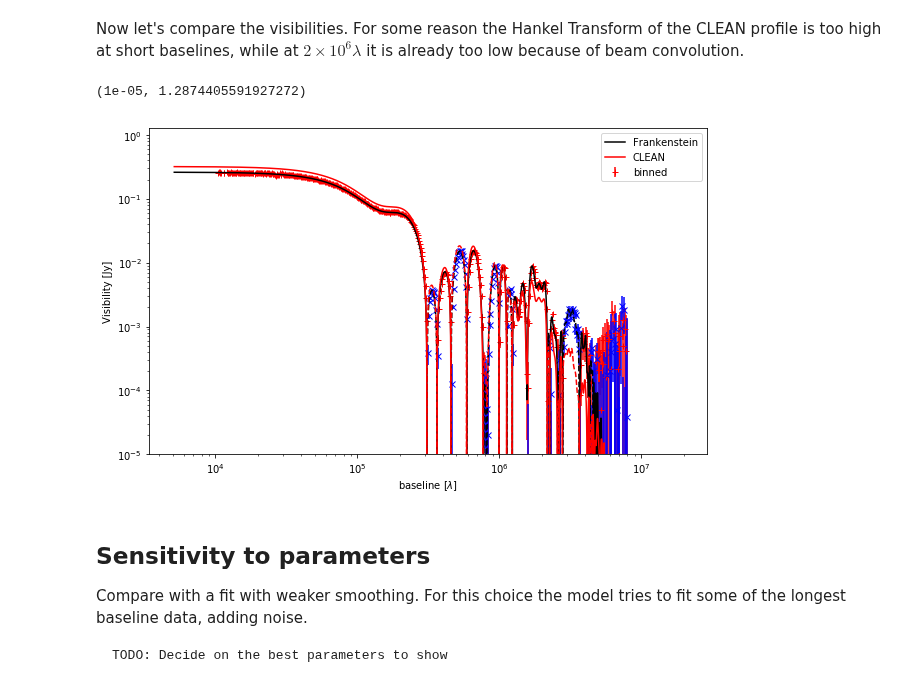
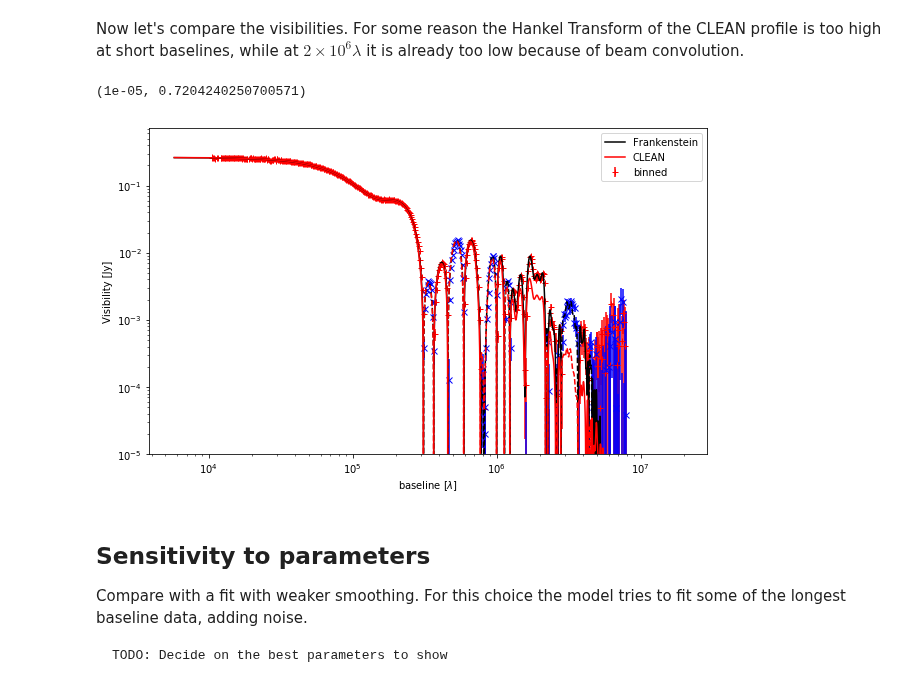
Before and after one commit to discsim/frank, a Jupyter notebook: examples/Frankenstein.ipynb, the cells around one changed output. Drawn from its saved outputs; the diff is of its cells as text; code cells hidden in the pictures.

Commit message:
Fixed de-projection bug with profile brightness, updated Fitters to work with geometry objects rather than de-projected data

```diff
--- a/examples/Frankenstein.ipynb
+++ b/examples/Frankenstein.ipynb
@@ -90,11 +90,8 @@ complex128
 Load the radial profile. We store it in an object for convenience
 # %%
 class InterpolatedDSHARPProfile(object):
-    """Wrapper for the DSHARP radial profile text files
-
-    Due to problems with the original files, we compute the intensity from the brightness temperature.
-    """
-    def __init__(self, data_file, frequency, norm=1):
+    """Wrapper for the DSHARP radial profile text files"""
+    def __init__(self, data_file, frequency):
         data = np.genfromtxt(data_file, unpack=True)
 
         r, T = data[1], data[4]
@@ -102,7 +99,7 @@ class InterpolatedDSHARPProfile(object):
         wave = 299792458.0 / frequency
 
         I = 2 * 1.3806503e-23 * T  / wave**2
-        I *= 1e26 / norm
+        I *= 1e26
 
         r /= rad_to_arcsec
 
@@ -152,18 +149,16 @@ Since these fitted results agree with the published values, we will use those
 # TODO: Jeff check these parameters
 geometry = SourceGeometry(dRA=1.9e-3, dDec=-2.5e-3, inc=34.97*np.pi/180, PA=85.76*np.pi/180)
 
+ub, vb, Vb = geometry.apply_correction(u,v, vis)
+
 #Plot a subset of the uv-points before and after de-projecion:
 plt.plot(u[::10],v[::10], 'r+', label='before')
-
-u,v,vis = geometry.apply_correction(u,v,vis)
-
-plt.plot(u[::10],v[::10], 'bx', label='after')
+plt.plot(ub[::10],vb[::10], 'bx', label='after')
 plt.legend()
 plt.title('Visibility deprojection')
 
-# Plot the data (binned).
-#  NB: We will fit the un-binned data
-uv_bin, vis_bin, w_bin = bin_uv_data(np.hypot(u,v), vis.real, weights)
+# Make a binned version of the de-projected data
+uv_bin, vis_bin, w_bin = bin_uv_data(np.hypot(ub,vb), Vb.real, weights)
 
 plt.figure()
 plt.loglog(uv_bin, +vis_bin.real, 'r+',label='positive')
@@ -189,11 +184,9 @@ from frankenstein import FrankFitter
 
 Rmax = 1.6/rad_to_arcsec
 
-FF = FrankFitter(Rmax, 300, alpha=1.05, w_smooth=1e-2)
+FF = FrankFitter(Rmax, 300, geometry=geometry, alpha=1.05, w_smooth=1e-2)
 
-uv = np.hypot(u, v)
-
-sol = FF.fit(uv, vis.real, weights)
+sol = FF.fit(u, v, vis, weights)
 # %% [markdown]
 Let's plot the fit in real space and compare to CLEAN.
 # %%
@@ -237,28 +230,31 @@ Now let's compare the visibilities. For some reason the Hankel Transform of the
 # %%
 # Plot the visibilies
 plt.figure(figsize=(10,6))
 l = plt.errorbar(uv_bin, vis_bin, yerr=w_bin**-0.5,marker='+', ls='none', c='r', label='binned', zorder=-1)
 plt.errorbar(uv_bin, -vis_bin, yerr=w_bin**-0.5,marker='x', ls='none', c='b', zorder=-1)
 
+uv = np.hypot(u, v)
 ki = np.logspace(np.log10(min(uv.min(), sol.q[ 0])) - 0.3,
                  np.log10(max(uv.max(), sol.q[-1])) + 0.0,
                  10**4)
 
-plot_log_abs(ki, sol.predict(ki), c='k', label='Frankenstein')
+plot_log_abs(ki, sol.predict(ki, 0), c='k', label='Frankenstein')
 
-# Plot also the HT of the CLEAN image
+# Plot also the predicted visibilities of the CLEAN image
 from frankenstein.hankel import DiscreteHankelTransform
 dht = DiscreteHankelTransform(Rmax,300)
-plot_log_abs(ki, dht.transform(np.interp(dht.r, AS209_profile.r, AS209_profile.Inu), q=ki),
+plot_log_abs(ki,
+             sol.predict(ki, 0,
+                         I=np.interp(dht.r, AS209_profile.r, AS209_profile.Inu)),
              c='r', label='CLEAN')
 
 plt.legend()
 plt.xlabel('baseline [$\lambda$]')
 plt.ylabel('Visibility [Jy]')
 plt.ylim(ymin=1e-5)
 # %% [output]
-(1e-05, 1.2874405591927272)
+(1e-05, 0.7204240250700571)
-[figure, old version]
+[figure, new version]
 # %% [markdown]
 ## Sensitivity to parameters
 
```
Also changed, not shown: parts of 3 cells of this notebook, 3 other files.
